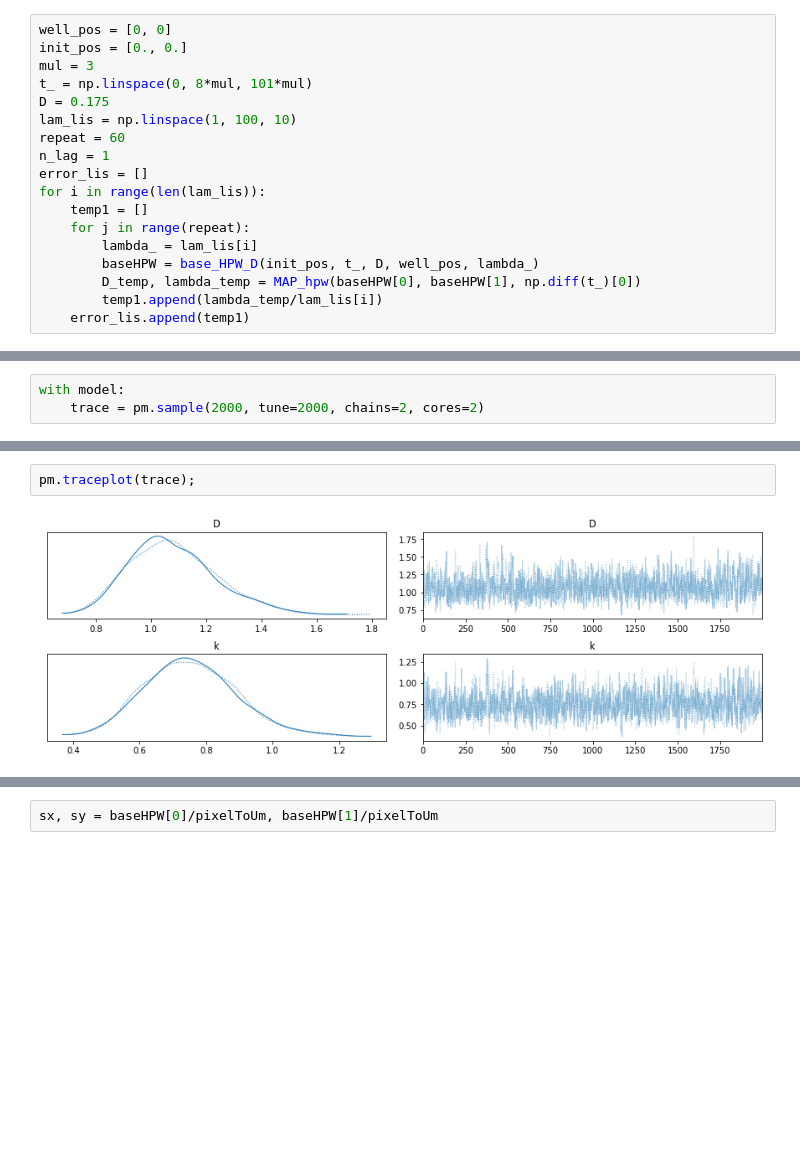
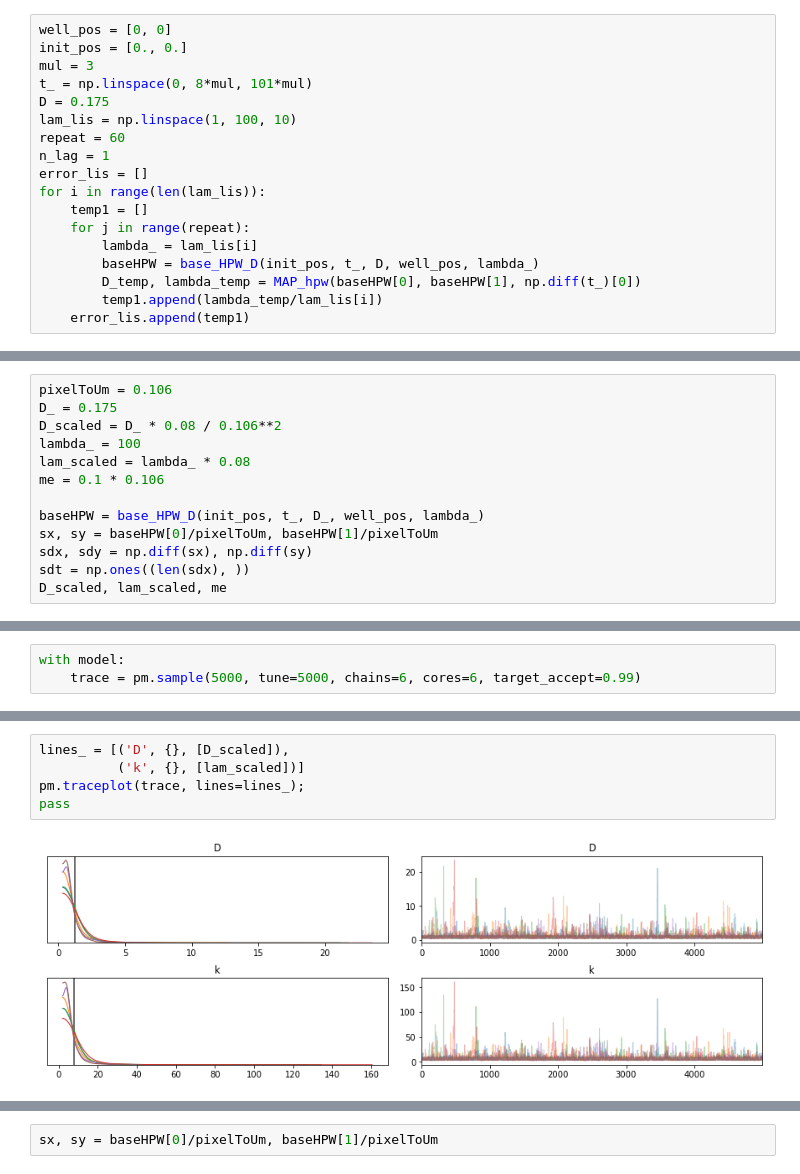
Before and after one commit to kirangauthier/enzymeBayesKucukelbir, a Jupyter notebook: auto_correlation.ipynb, the cells around one changed output, grey strips where cells are left out. Drawn from its saved outputs; the diff is of its cells as text; blank space fills up the shorter version.

```diff
--- a/auto_correlation.ipynb
+++ b/auto_correlation.ipynb
@@ -179,0 +195,13 @@ plt.title('D = 0.175 um^2/s');
+# %%
+pixelToUm = 0.106
+D_ = 0.175
+D_scaled = D_ * 0.08 / 0.106**2
+lambda_ = 100
+lam_scaled = lambda_ * 0.08
+me = 0.1 * 0.106
+
+baseHPW = base_HPW_D(init_pos, t_, D_, well_pos, lambda_)
+sx, sy = baseHPW[0]/pixelToUm, baseHPW[1]/pixelToUm
+sdx, sdy = np.diff(sx), np.diff(sy)
+sdt = np.ones((len(sdx), ))
+D_scaled, lam_scaled, me
@@ -206,6 +235,6 @@ map_est
 # %%
 with model:
-    trace = pm.sample(2000, tune=2000, chains=2, cores=2)
+    trace = pm.sample(5000, tune=5000, chains=6, cores=6, target_accept=0.99)
 # %% [output]
 Auto-assigning NUTS sampler...
 Initializing NUTS using jitter+adapt_diag...
@@ -216,4 +245,7 @@ Sampling 2 chains for 2_000 tune and 2_000 draw iterations (4_000 + 4_000 draws
-# %%
-pm.traceplot(trace);
-# %% [output]
-[figure, removed]
+# %%
+lines_ = [('D', {}, [D_scaled]),
+          ('k', {}, [lam_scaled])]
+pm.traceplot(trace, lines=lines_);
+pass
+# %% [output]
+[figure, added]
```
Also changed, not shown: parts of 19 cells of this notebook.
